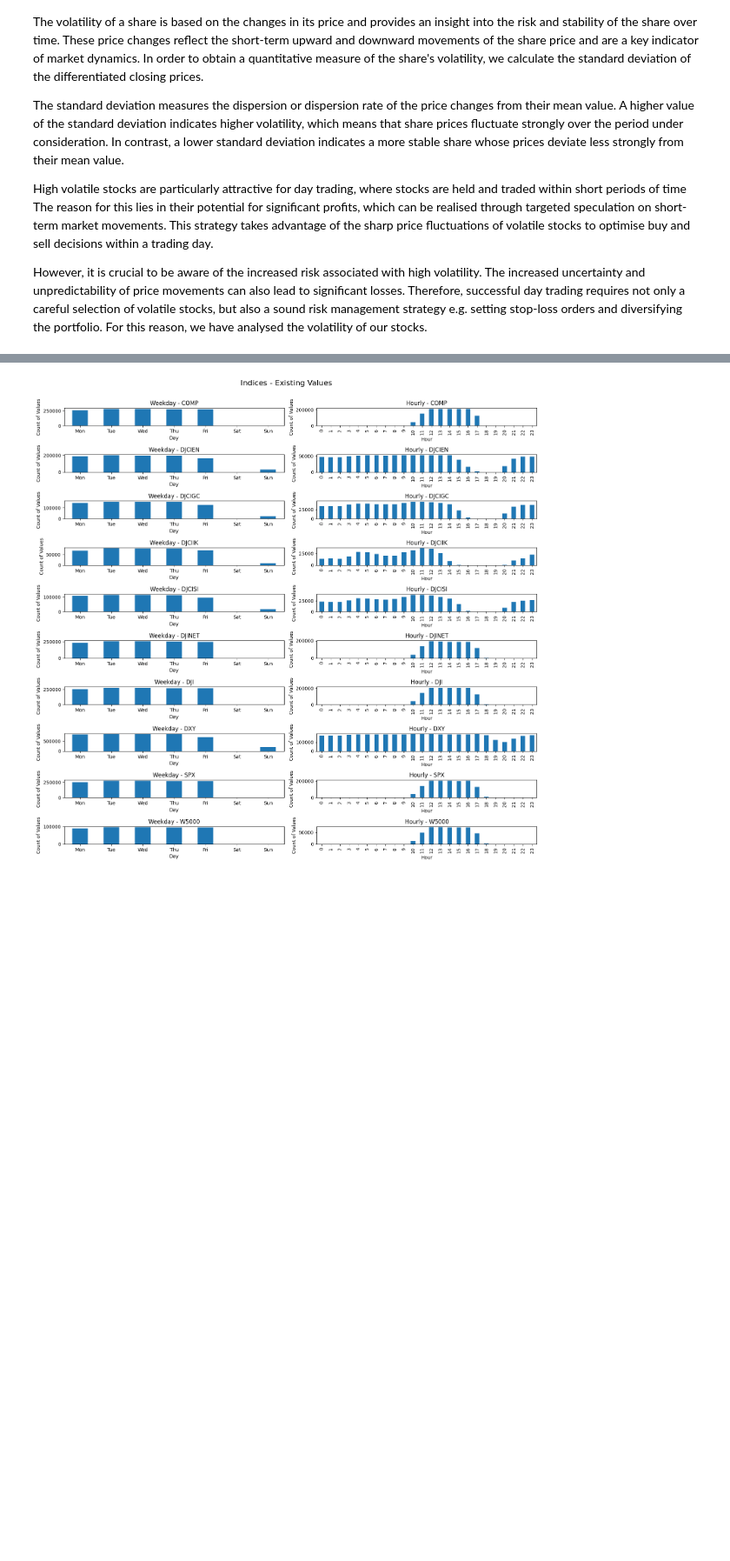
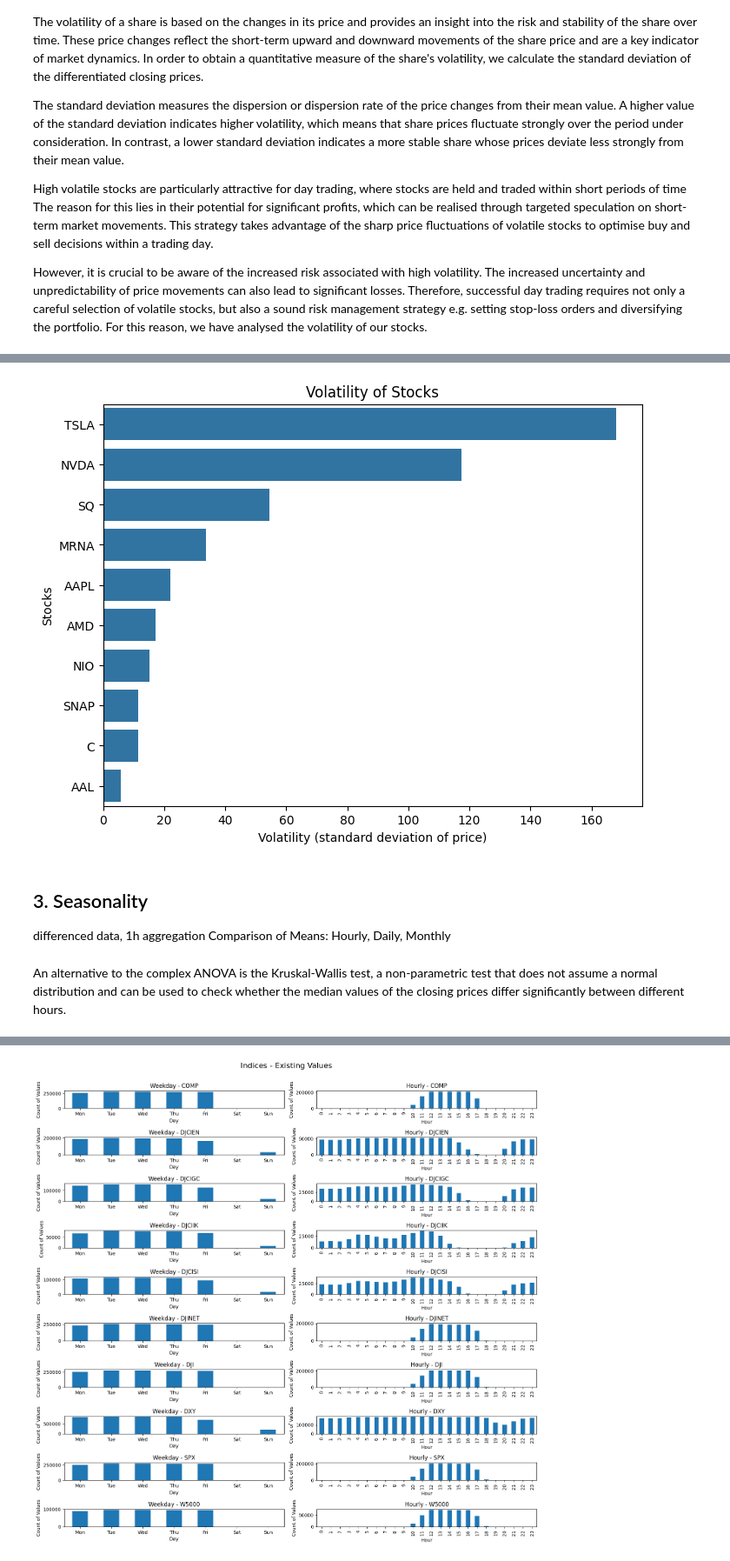
Before and after one commit to Djauschan/Deep_Learning_Projekt_FH_Wedel, a Jupyter notebook: transformer/src_transformers/preprocessing/data_analysis.ipynb, the cells around one changed output, grey strips where cells are left out. Shown at 87% size. Drawn from its saved outputs; the diff is of its cells as text; code cells hidden in the pictures; blank space fills up the shorter version.

```diff
--- a/transformer/src_transformers/preprocessing/data_analysis.ipynb
+++ b/transformer/src_transformers/preprocessing/data_analysis.ipynb
@@ -154,0 +164,27 @@ plt.show()
+# %%
+csv_pfad = '../../notdifferenced.csv'
+
+df_vola = pd.read_csv(csv_pfad)
+
+close_col = [col for col in df_vola.columns if col.startswith("close")]
+tsla_index = close_col.index("close TSLA")
+df_vola = df_vola[close_col[:tsla_index + 1]]
+
+df_vola.columns = [col.replace("close ", "") for col in df_vola.columns]
+volatilitaet = df_vola.std()
+volatilitaet_sorted = volatilitaet.sort_values(ascending=False)
+
+plt.figure(figsize=(8,6))
+sns.barplot(x=volatilitaet_sorted.values, y=volatilitaet_sorted.index)
+plt.xlabel('Volatility (standard deviation of price)')
+plt.ylabel('Stocks')
+plt.title('Volatility of Stocks')
+plt.show()
+# %% [output]
+[figure, added]
+# %% [markdown]
+## 3. Seasonality
+differenced data, 1h aggregation
+Comparison of Means: Hourly, Daily, Monthly
+# %% [markdown]
+An alternative to the complex ANOVA is the Kruskal-Wallis test, a non-parametric test that does not assume a normal distribution and can be used to check whether the median values of the closing prices differ significantly between different hours.
```
Also changed, not shown: parts of 11 cells of this notebook.
